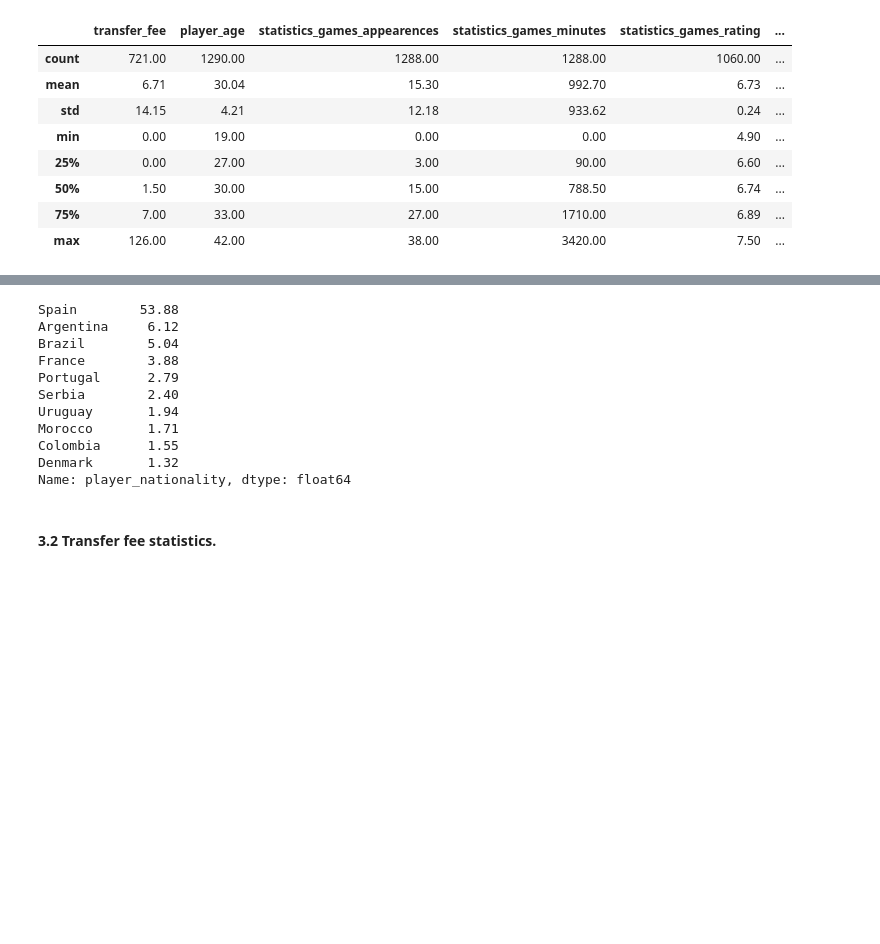
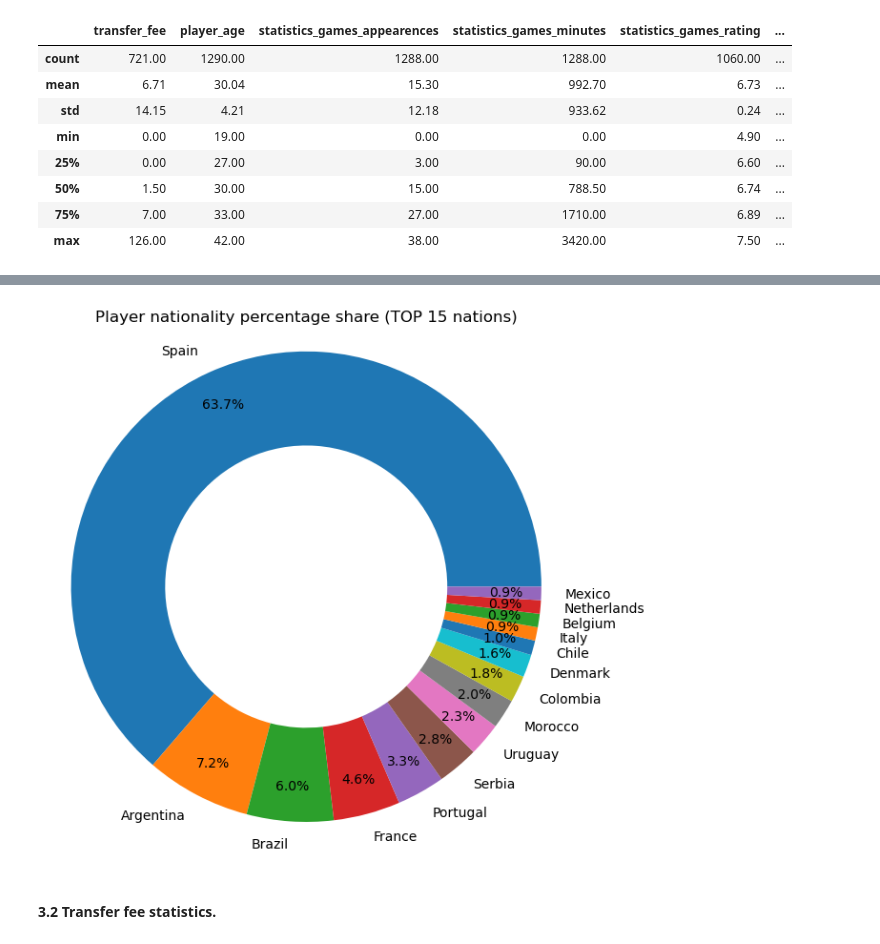
Before and after one commit to adrianmadry/la_liga_transfers, a Jupyter notebook: data_analysis.ipynb, the cells around one changed output, grey strips where cells are left out. Drawn from its saved outputs; the diff is of its cells as text; code cells hidden in the pictures; blank space fills up the shorter version.

```diff
--- a/data_analysis.ipynb
+++ b/data_analysis.ipynb
@@ -315,18 +301,15 @@ Name: statistics_games_position, dtype: float64
 # %%
+# Percentage share for players nationality in transfers
 nationality_share = merged_df['player_nationality'].value_counts(normalize=True) * 100
-nationality_share.round(2).head(10)
+nationality_share_top = nationality_share.round(2).head(15)
+
+plt.figure(figsize=(7, 7))
+plt.pie(nationality_share_top, labels=nationality_share_top.index, autopct='%1.1f%%', wedgeprops=dict(width=0.4), pctdistance=0.85)
+plt.title('Player nationality percentage share (TOP 15 nations)')
+plt.axis('equal')  # Equal aspect ratio ensures the donut shape
+plt.show()
 # %% [output]
-Spain        53.88
-Argentina     6.12
-Brazil        5.04
-France        3.88
-Portugal      2.79
-Serbia        2.40
-Uruguay       1.94
-Morocco       1.71
-Colombia      1.55
-Denmark       1.32
-Name: player_nationality, dtype: float64
+[figure, added]
 # %% [markdown]
 #### 3.2 Transfer fee statistics.
 # %%
```
Also changed, not shown: parts of 16 cells of this notebook.
